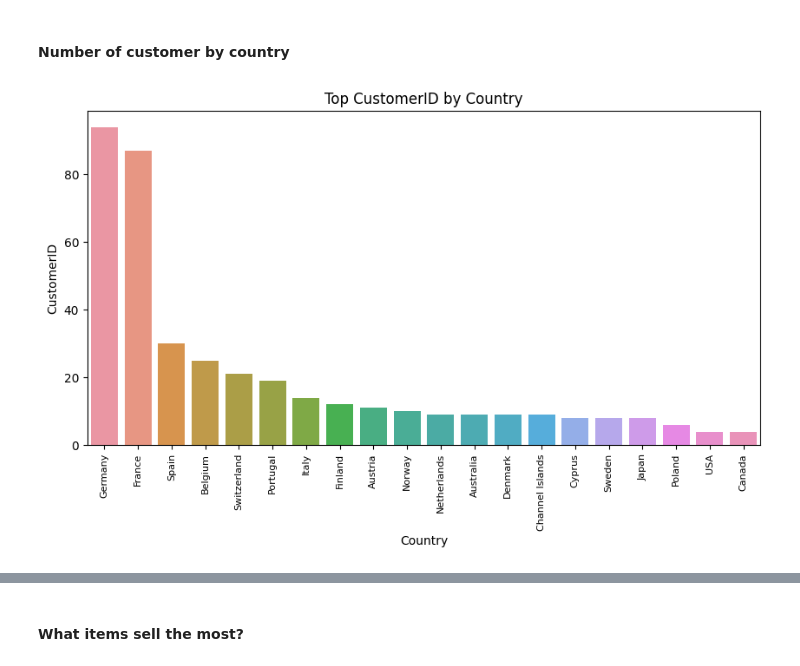
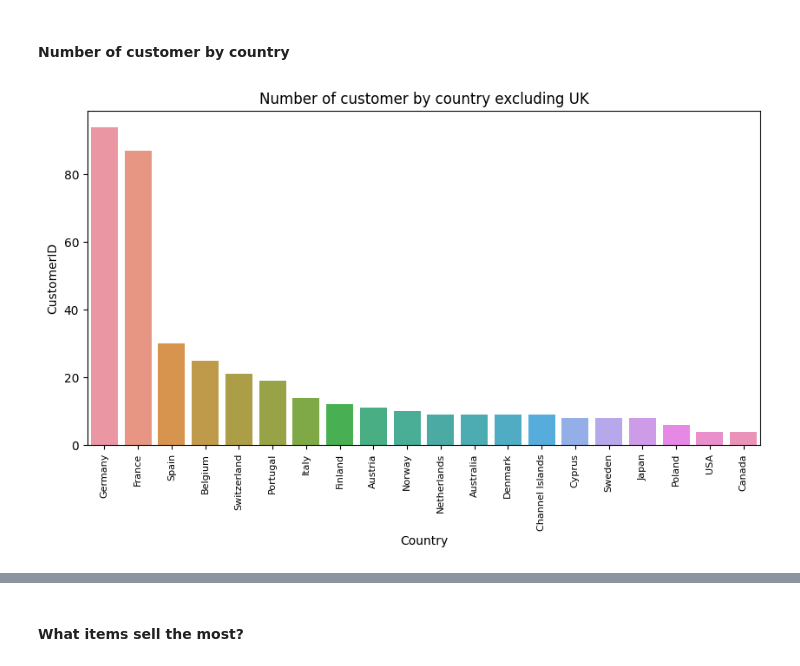
Before and after one commit to Tudped/Exploratory_analysis, a Jupyter notebook: Exploratory_Analysis.ipynb, the cells around one changed output, grey strips where cells are left out. Saved outputs shown, nothing was run; the diff lists cells and outputs as text; code cells hidden in the pictures.

```diff
--- a/Exploratory_Analysis.ipynb
+++ b/Exploratory_Analysis.ipynb
@@ -31,13 +31,29 @@ def removeoutlier(dataframe, variable, quantile_pc):
     dataframe = dataframe[((dataframe[variable] > lowerlimit) & (dataframe[variable] < upperlimit))]
     return dataframe
 
-def plotTopRec(dataframe, variable, NumRec):
-    plt.figure(figsize=(10,5))
-    plt.xlabel(variable)
-    plt.ylabel(dataframe.index.name)
-    plt.title("Top " + variable +" by " + dataframe.index.name)
-    plt.xticks(rotation=90, fontsize=8)
-    sns.barplot(x=dataframe.head(NumRec).index, y=dataframe[variable].head(NumRec))
+def plotTopRec(dataframe, variable, NumRec=None, Title=None,
+               sort=None, figsize=None, rotation=None, fontsize=8,
+              xlabel=None, ylabel=None):
+    if Title == None:
+        Title = "Top " + variable +" by " + dataframe.index.name
+    if xlabel == None:
+        xlabel = dataframe.index.name
+    if ylabel == None:
+        ylabel = variable
+    if sort == "ascending":
+        y=dataframe[variable].sort_values(ascending=True)
+    elif sort == "decending":
+        y=dataframe[variable].sort_values(ascending=False)
+    else:
+        y=dataframe[variable]
+
+    plt.figure(figsize=figsize)
+    plt.xticks(rotation=rotation, fontsize=fontsize)
+    topchart = sns.barplot(x=dataframe.head(NumRec).index, y=y.head(NumRec))
+    # plt.bar_label(topchart.containers[0])
+    plt.xlabel(xlabel)
+    plt.ylabel(ylabel)
+    plt.title(Title)
     plt.show()
     display(dataframe.head(NumRec).T)
 # %% [markdown]
@@ -319,9 +339,10 @@ plotTopRec(top_countries.tail(-1), "Revenue", 20)
 cusbycountry = df.groupby('Country').agg({'CustomerID': lambda x:x.nunique()}).sort_values('CustomerID', ascending=False)
 # %%
 # Excluding UK for better visualization
-plotTopRec(cusbycountry.tail(-1), "CustomerID", 20)
+plotTopRec(cusbycountry.tail(-1), "CustomerID", NumRec=20, sort="decending",
+           figsize=(10,5), rotation=90, Title="Number of customer by country excluding UK")
 # %% [output]
-[figure, old version]
+[figure, new version]
 | Country | Germany | France | Spain | Belgium | Switzerland | Portugal | Italy | Finland | Austria | Norway | ... |
 | CustomerID | 94 | 87 | 30 | 25 | 21 | 19 | 14 | 12 | 11 | 10 | ... |
 # %% [markdown]
```
Also changed, not shown: parts of 14 cells of this notebook.
